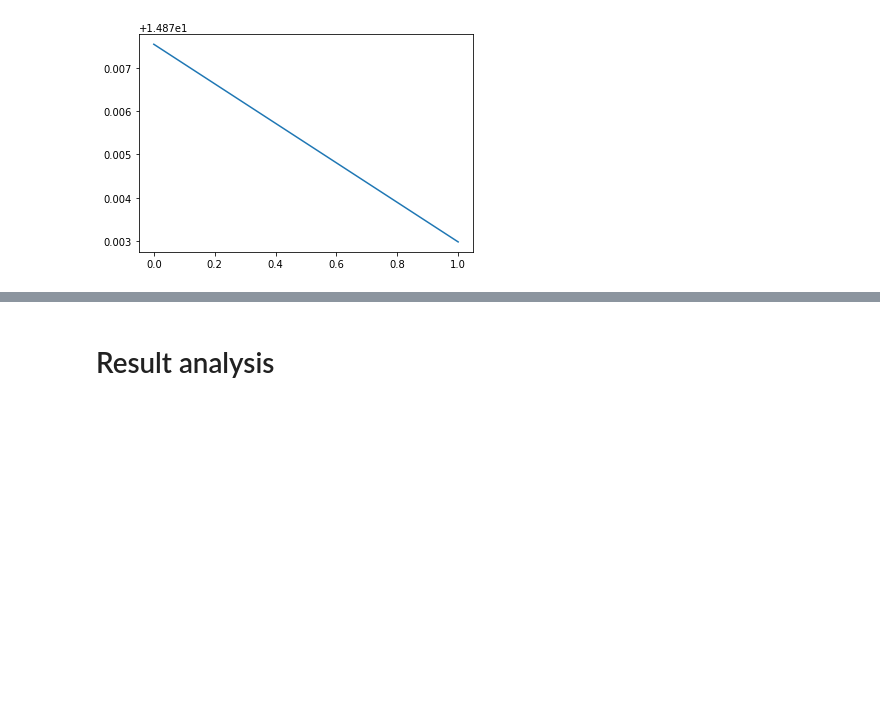
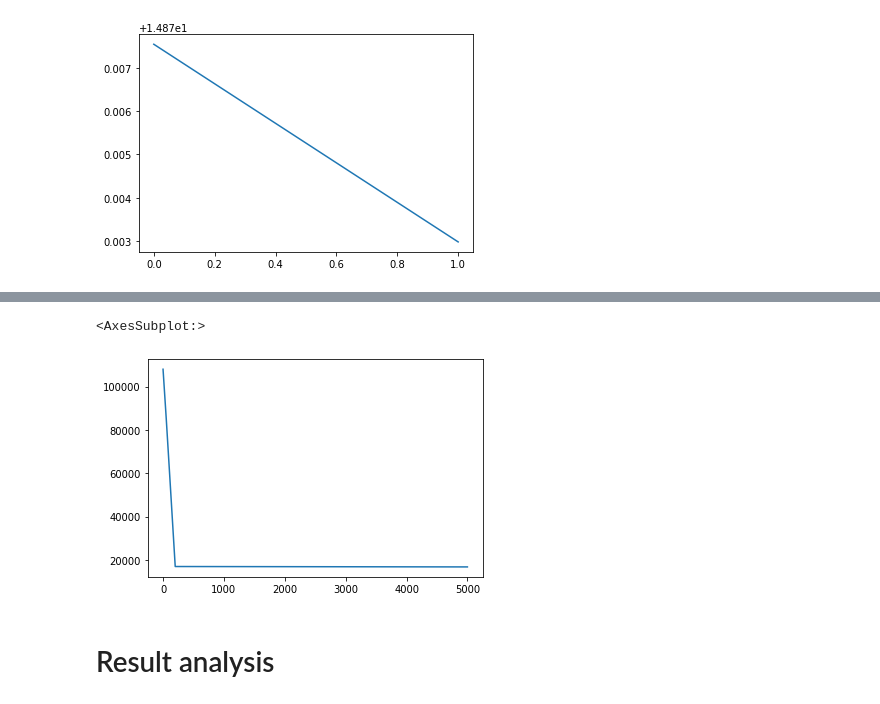
Before and after one commit to DecodEPFL/eiv-grid-id, a Jupyter notebook: notebooks/EF_08_full_network_polar.ipynb, the cells around one changed output, grey strips where cells are left out. Cells and saved outputs as stored; diff of their text form; code cells hidden in the pictures; blank space fills up the shorter version.

```diff
--- a/notebooks/EF_08_full_network_polar.ipynb
+++ b/notebooks/EF_08_full_network_polar.ipynb
@@ -258,3 +258,8 @@ tmp.plot(secondary_y=True)
+# %%
+sparse_tls_cov_targets.plot()
+# %% [output]
+<AxesSubplot:>
+[figure, added]
 # %% [markdown]
 # Result analysis
 # %%
```
Also changed, not shown: parts of 15 cells of this notebook, 1 other file.
